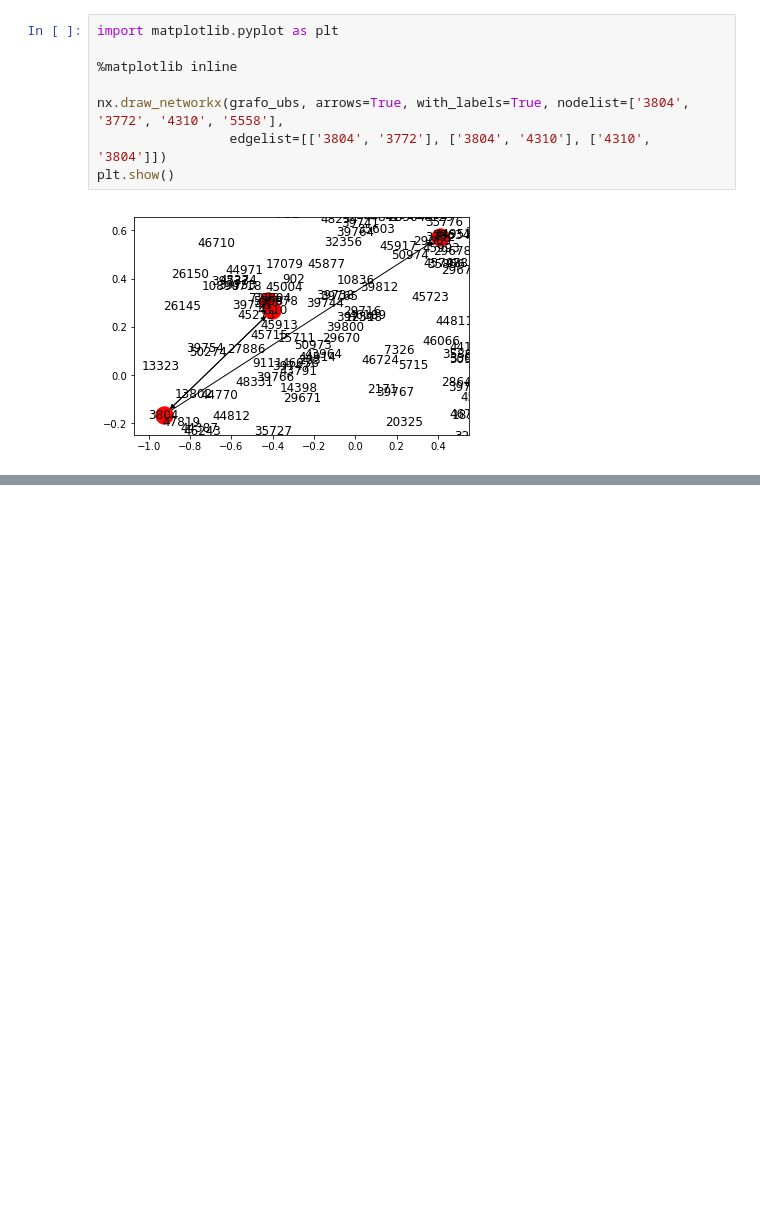
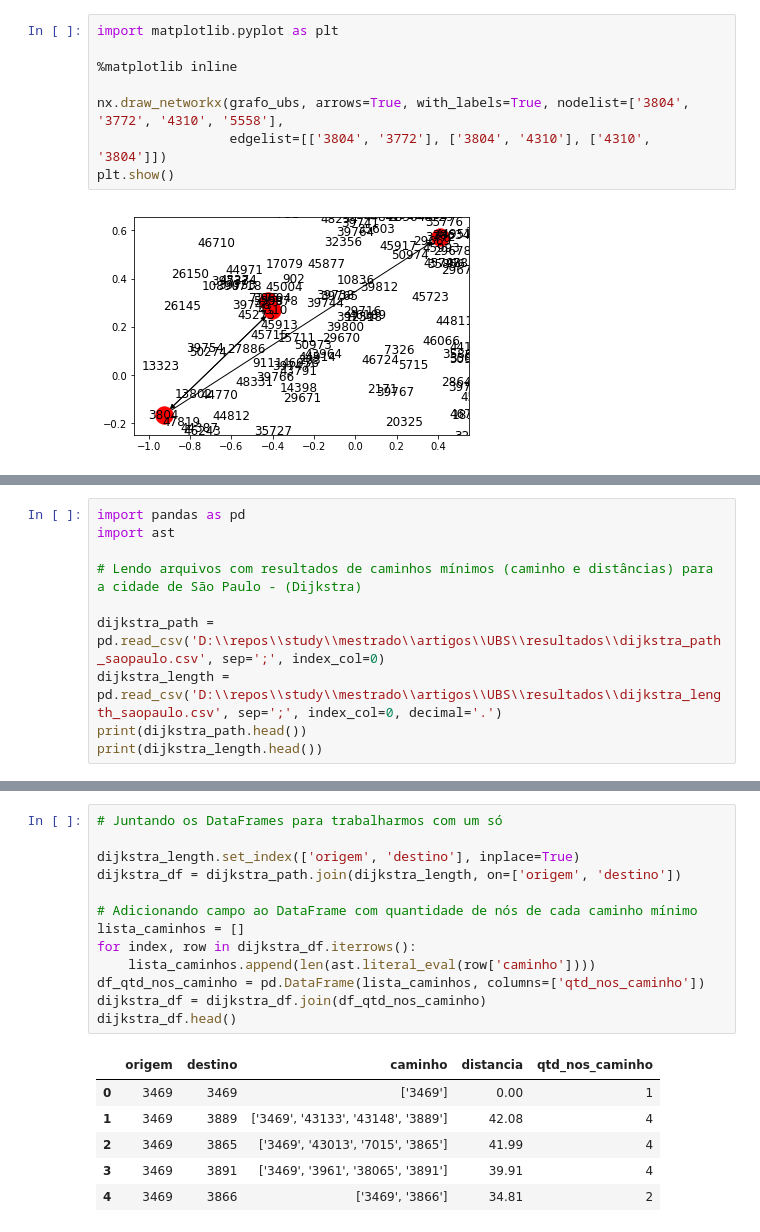
Before and after one commit to aiquis/Study, a Jupyter notebook: mestrado/artigos/UBS/analises/Análise - UBS.ipynb, the cells around one changed output, grey strips where cells are left out. Drawn from its saved outputs; the diff is of its cells as text; blank space fills up the shorter version.

Commit message:
WIP análise UBS São Paulo

```diff
--- a/mestrado/artigos/UBS/analises/Análise - UBS.ipynb
+++ b/mestrado/artigos/UBS/analises/Análise - UBS.ipynb
@@ -206,0 +213,10 @@ plt.show()
+# %%
+import pandas as pd
+import ast
+
+# Lendo arquivos com resultados de caminhos mínimos (caminho e distâncias) para a cidade de São Paulo - (Dijkstra)
+
+dijkstra_path = pd.read_csv('D:\\repos\\study\\mestrado\\artigos\\UBS\\resultados\\dijkstra_path_saopaulo.csv', sep=';', index_col=0)
+dijkstra_length = pd.read_csv('D:\\repos\\study\\mestrado\\artigos\\UBS\\resultados\\dijkstra_length_saopaulo.csv', sep=';', index_col=0, decimal='.')
+print(dijkstra_path.head())
+print(dijkstra_length.head())
@@ -206,0 +236,20 @@ plt.show()
+# %%
+# Juntando os DataFrames para trabalharmos com um só
+
+dijkstra_length.set_index(['origem', 'destino'], inplace=True)
+dijkstra_df = dijkstra_path.join(dijkstra_length, on=['origem', 'destino'])
+
+# Adicionando campo ao DataFrame com quantidade de nós de cada caminho mínimo
+lista_caminhos = []
+for index, row in dijkstra_df.iterrows():
+    lista_caminhos.append(len(ast.literal_eval(row['caminho'])))
+df_qtd_nos_caminho = pd.DataFrame(lista_caminhos, columns=['qtd_nos_caminho'])
+dijkstra_df = dijkstra_df.join(df_qtd_nos_caminho)
+dijkstra_df.head()
+# %% [output]
+|  | origem | destino | caminho | distancia | qtd_nos_caminho |
+| 0 | 3469 | 3469 | ['3469'] | 0.00 | 1 |
+| 1 | 3469 | 3889 | ['3469', '43133', '43148', '3889'] | 42.08 | 4 |
+| 2 | 3469 | 3865 | ['3469', '43013', '7015', '3865'] | 41.99 | 4 |
+| 3 | 3469 | 3891 | ['3469', '3961', '38065', '3891'] | 39.91 | 4 |
+| 4 | 3469 | 3866 | ['3469', '3866'] | 34.81 | 2 |
```
Also changed, not shown: parts of 3 cells of this notebook, 2 other files.
